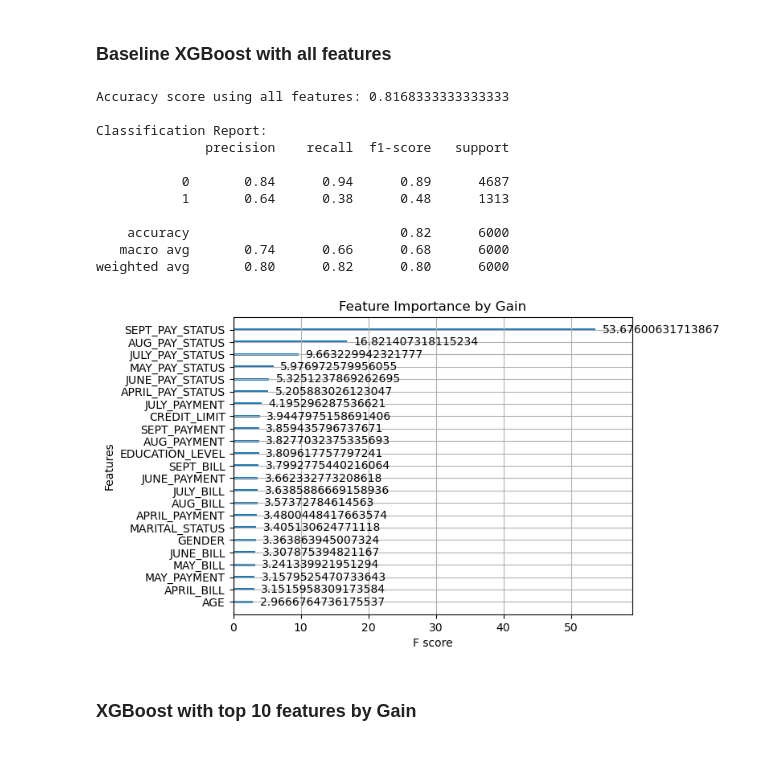
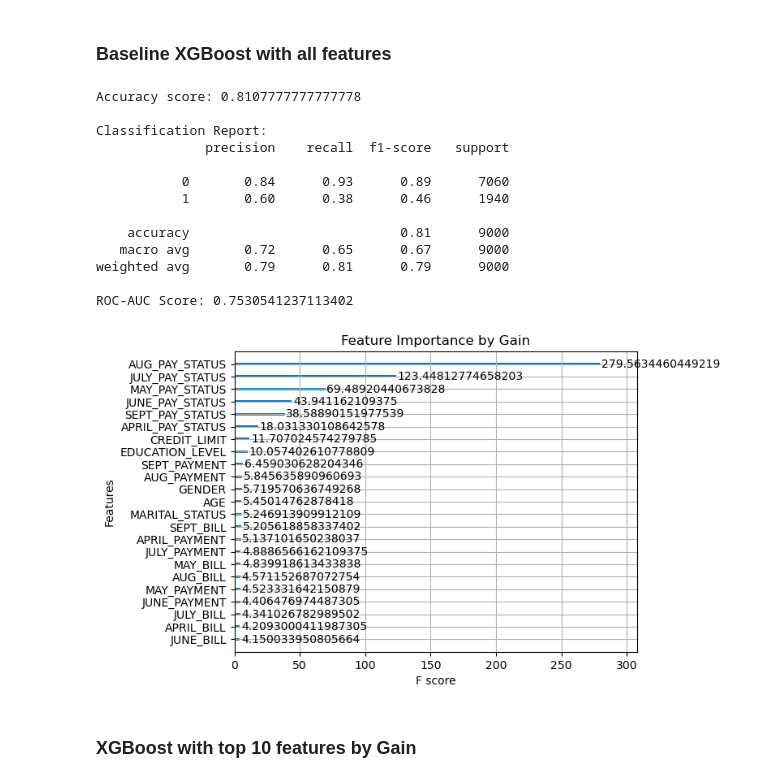
Before and after one commit to DatasanAli/AAI-501-Grp1, a Jupyter notebook: notebooks/xgboost.ipynb, the cells around one changed output. Saved outputs shown, nothing was run; the diff lists cells and outputs as text; code cells hidden in the pictures; blank space fills up the shorter version.

```diff
--- a/notebooks/xgboost.ipynb
+++ b/notebooks/xgboost.ipynb
@@ -77,36 +94,45 @@ Feature Ranking (Top 10):
 # %% [markdown]
 ### Baseline XGBoost with all features
 # %%
-from xgboost import XGBClassifier, plot_importance
-from sklearn.model_selection import train_test_split
-from sklearn.metrics import accuracy_score, classification_report
+from xgboost import plot_importance
+from sklearn.metrics import accuracy_score, classification_report, roc_auc_score
 
-features_train, features_test, target_train, target_test = train_test_split(features, targets, test_size=0.2, random_state=42)
-xgb_model_all_features = XGBClassifier(eval_metric='logloss')
-xgb_model_all_features.fit(features_train, target_train)
+# Helper function to run prediction and scores
+def xgb_predict_and_score(model, x_test, y_test):
+    pred = model.predict(x_test)
+    score = accuracy_score(y_test, pred)
+    print('Accuracy score: {}'.format(score))
 
-pred = xgb_model_all_features.predict(features_test)
-score = accuracy_score(target_test, pred)
-print('Accuracy score using all features: {}'.format(score))
-print("\nClassification Report:")
-print(classification_report(target_test, pred))
+    print("\nClassification Report:")
+    print(classification_report(y_test, pred))
 
-plot_importance(xgb_model_all_features, importance_type='gain')
-plt.title('Feature Importance by Gain')
-plt.show()
+    print('ROC-AUC Score: {}'.format(roc_auc_score(y_test, model.predict_proba(x_test)[:, 1])))
+
+    plot_importance(model, importance_type='gain')
+    plt.title('Feature Importance by Gain')
+    plt.show()
-# %% [output]
-Accuracy score using all features: 0.8168333333333333
-
-Classification Report:
-              precision    recall  f1-score   support
-
-           0       0.84      0.94      0.89      4687
-           1       0.64      0.38      0.48      1313
-
-    accuracy                           0.82      6000
-   macro avg       0.74      0.66      0.68      6000
-weighted avg       0.80      0.82      0.80      6000
-[figure, removed]
+# %%
+from xgboost import XGBClassifier
+
+xgb_model_all_features = XGBClassifier(eval_metric='logloss')
+xgb_model_all_features.fit(features_train_resampled, targets_train_resampled)
+
+xgb_predict_and_score(xgb_model_all_features, features_test, targets_test)
+# %% [output]
+Accuracy score: 0.8107777777777778
+
+Classification Report:
+              precision    recall  f1-score   support
+
+           0       0.84      0.93      0.89      7060
+           1       0.60      0.38      0.46      1940
+
+    accuracy                           0.81      9000
+   macro avg       0.72      0.65      0.67      9000
+weighted avg       0.79      0.81      0.79      9000
+
+ROC-AUC Score: 0.7530541237113402
+[figure, added]
 # %% [markdown]
 ### XGBoost with top 10 features by Gain
 # %%
```
Also changed, not shown: parts of 9 cells of this notebook.
